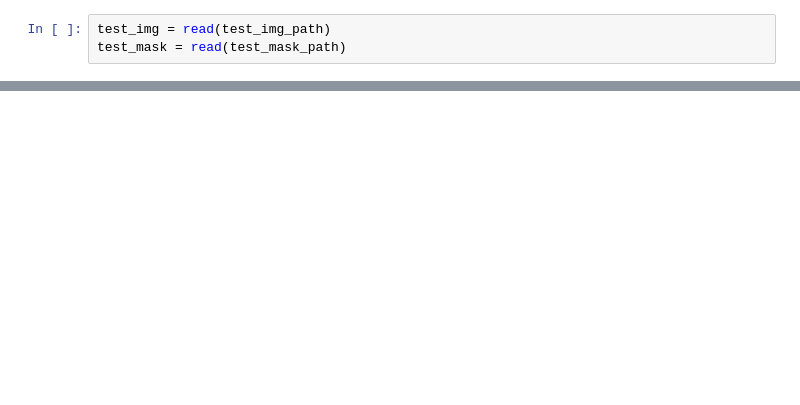
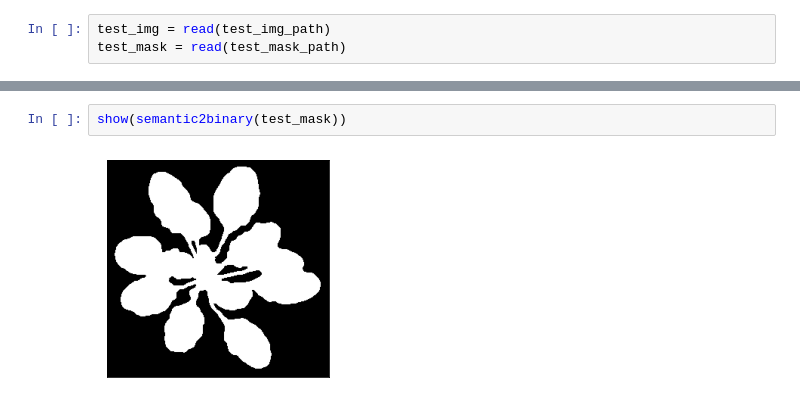
Before and after one commit to NesterukSergey/segmentation_image_augmentation, a Jupyter notebook: Drafts.ipynb, the cells around one changed output, grey strips where cells are left out. Drawn from its saved outputs; the diff is of its cells as text; blank space fills up the shorter version.

```diff
--- a/Drafts.ipynb
+++ b/Drafts.ipynb
@@ -84,0 +29,4 @@ transform_single_object(test_img, test_mask,
+# %%
+show(semantic2binary(test_mask))
+# %% [output]
+[figure, added]
```
Also changed, not shown: parts of 18 cells of this notebook, 14 other files.
